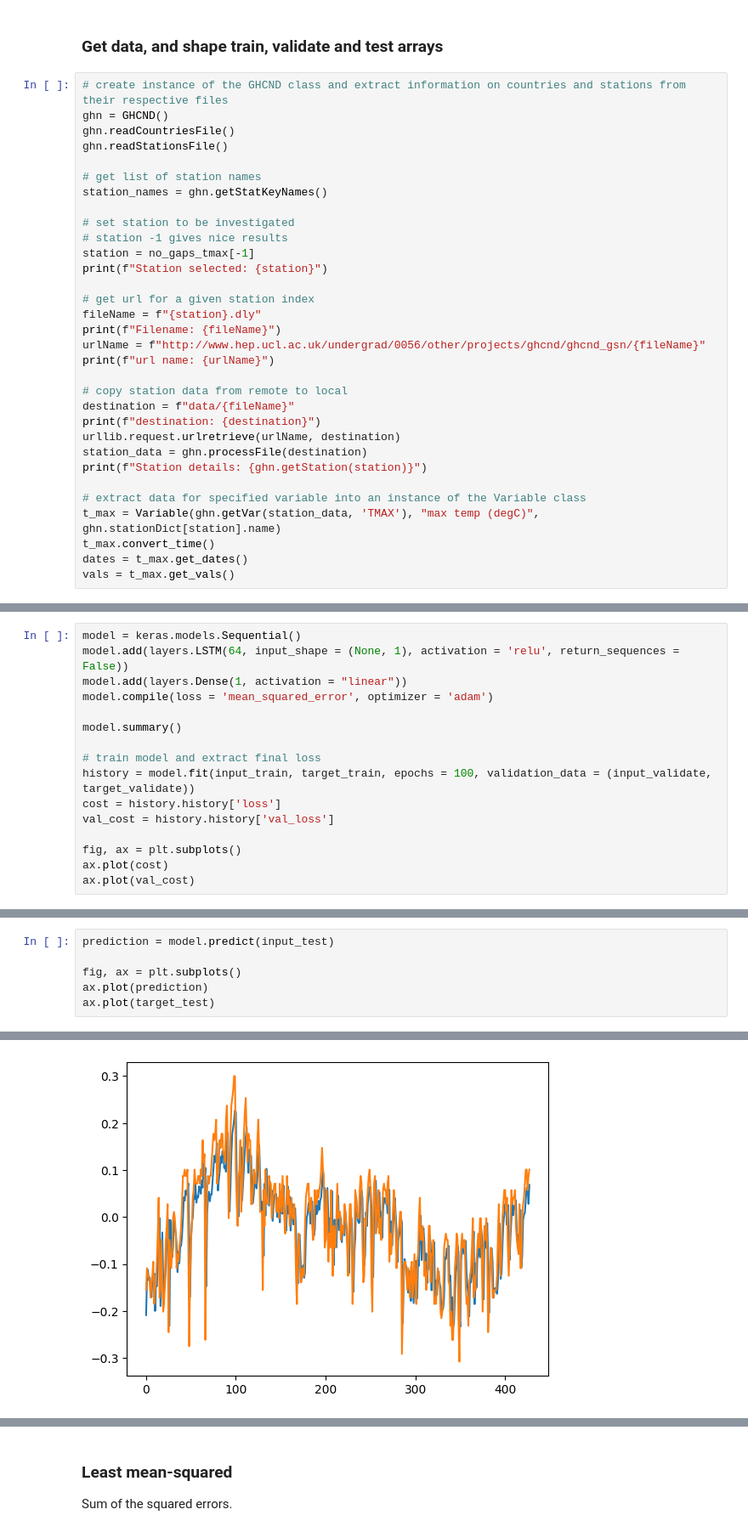
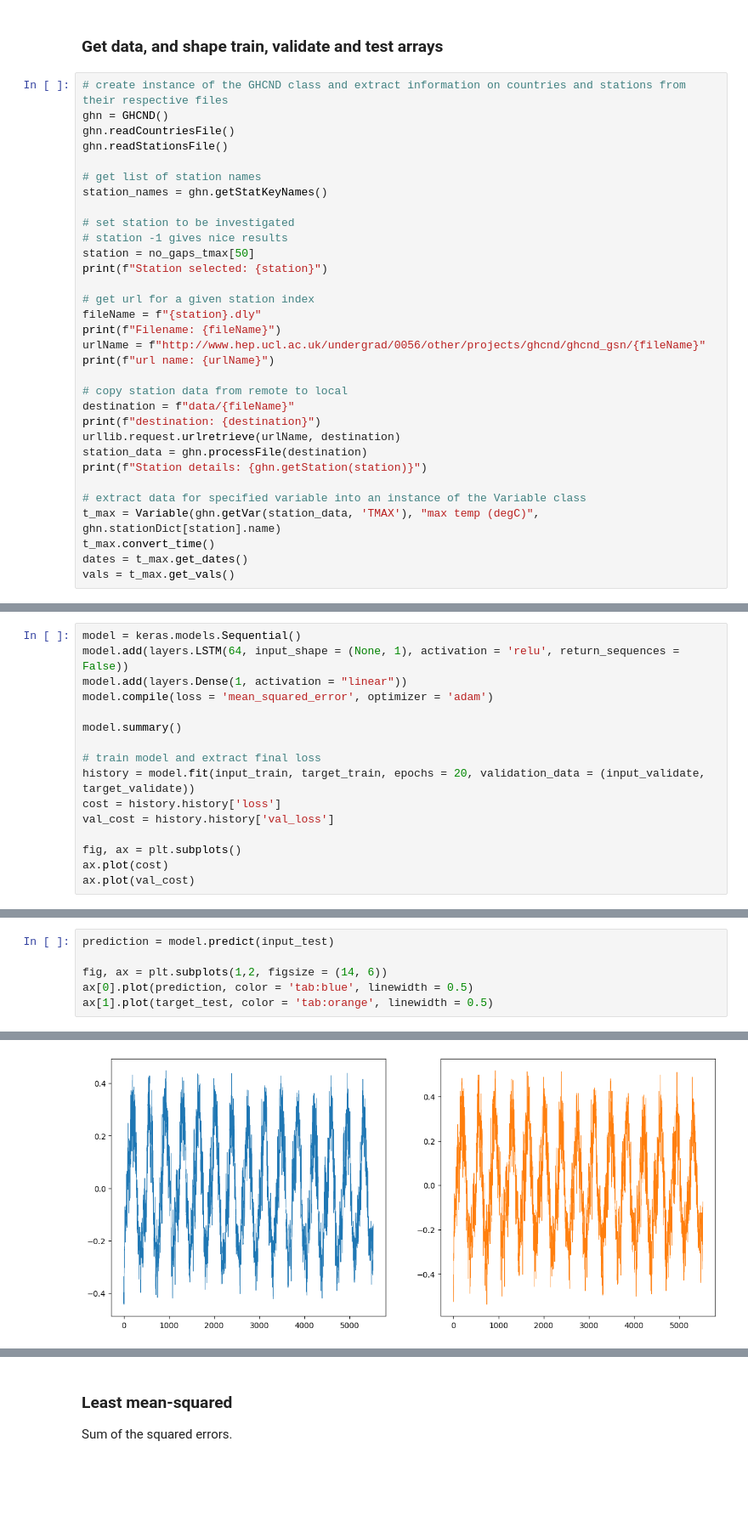
Before and after one commit to rhtweedie/ghcnd_ml, a Jupyter notebook: RNN_single_var.ipynb, the cells around one changed output, grey strips where cells are left out. Shown at 85% size. Drawn from its saved outputs; the diff is of its cells as text; blank space fills up the shorter version.

Commit message:
Change plotting methods

```diff
--- a/RNN_single_var.ipynb
+++ b/RNN_single_var.ipynb
@@ -35,7 +35,7 @@ station_names = ghn.getStatKeyNames()
 
 # set station to be investigated
 # station -1 gives nice results
-station = no_gaps_tmax[-1]
+station = no_gaps_tmax[50]
 print(f"Station selected: {station}")
 
 # get url for a given station index
@@ -126,7 +126,7 @@ model.compile(loss = 'mean_squared_error', optimizer = 'adam')
 model.summary()
 
 # train model and extract final loss
-history = model.fit(input_train, target_train, epochs = 100, validation_data = (input_validate, target_validate))
+history = model.fit(input_train, target_train, epochs = 20, validation_data = (input_validate, target_validate))
 cost = history.history['loss']
 val_cost = history.history['val_loss']
 
@@ -156,7 +174,7 @@ Epoch 100/100
 # %%
 prediction = model.predict(input_test)
 
-fig, ax = plt.subplots()
-ax.plot(prediction)
-ax.plot(target_test)
+fig, ax = plt.subplots(1,2, figsize = (14, 6))
+ax[0].plot(prediction, color = 'tab:blue', linewidth = 0.5)
+ax[1].plot(target_test, color = 'tab:orange', linewidth = 0.5)
 # %% [output]
@@ -164,2 +182,2 @@ ax.plot(target_test)
 [<matplotlib.lines.Line2D at 0x...>]
-[figure, old version]
+[figure, new version]
```
Also changed, not shown: parts of 12 cells of this notebook.
